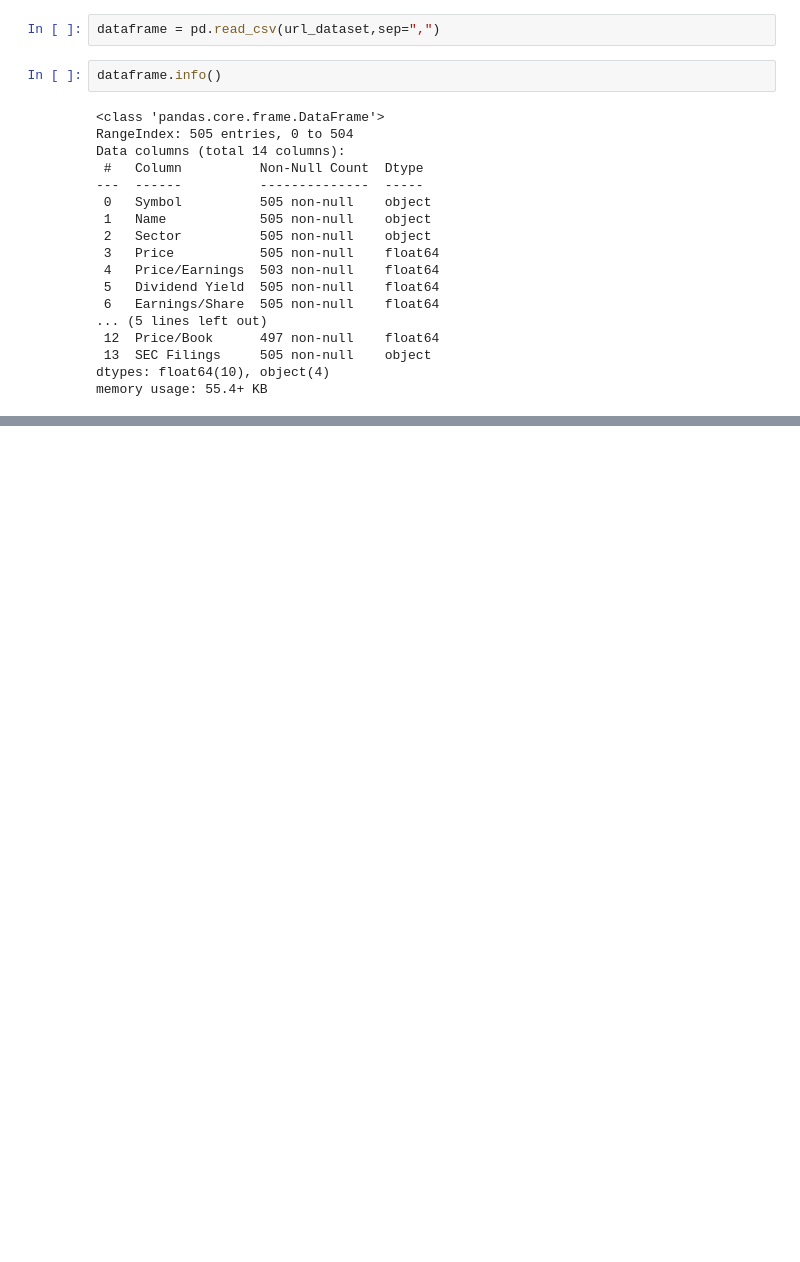
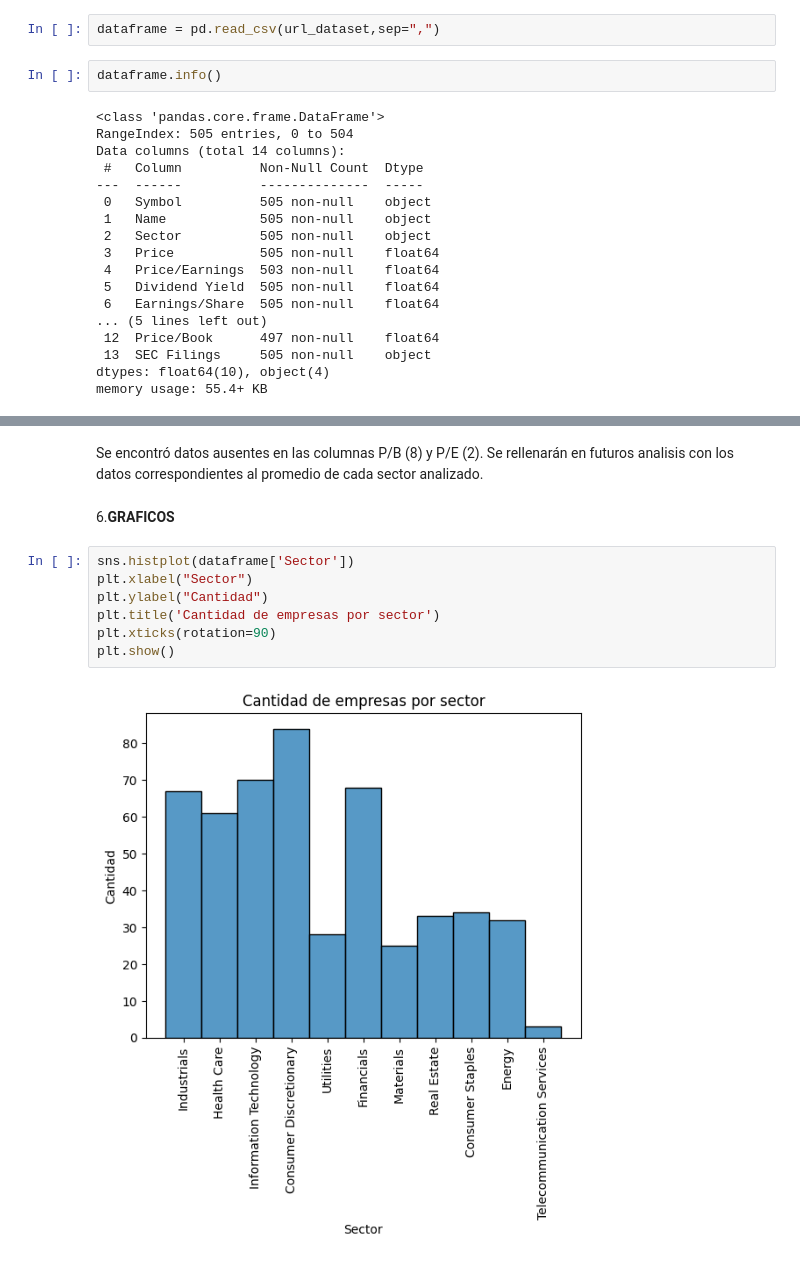
Before and after one commit to Mart1n2015/MartinCerioli, a Jupyter notebook: ProyectoDSParteICERIOLI.ipynb, the cells around one changed output, grey strips where cells are left out. Cells and saved outputs as stored; diff of their text form; blank space fills up the shorter version.

```diff
--- a/ProyectoDSParteICERIOLI.ipynb
+++ b/ProyectoDSParteICERIOLI.ipynb
@@ -57,0 +70,13 @@ dataframe.head()
+# %% [markdown]
+Se encontró datos ausentes en las columnas P/B (8) y P/E (2). Se rellenarán en futuros analisis con los datos correspondientes al promedio de cada sector analizado.
+# %% [markdown]
+6.**GRAFICOS**
+# %%
+sns.histplot(dataframe['Sector'])
+plt.xlabel("Sector")
+plt.ylabel("Cantidad")
+plt.title('Cantidad de empresas por sector')
+plt.xticks(rotation=90)
+plt.show()
+# %% [output]
+[figure, added]
```
Also changed, not shown: parts of 11 cells of this notebook.
